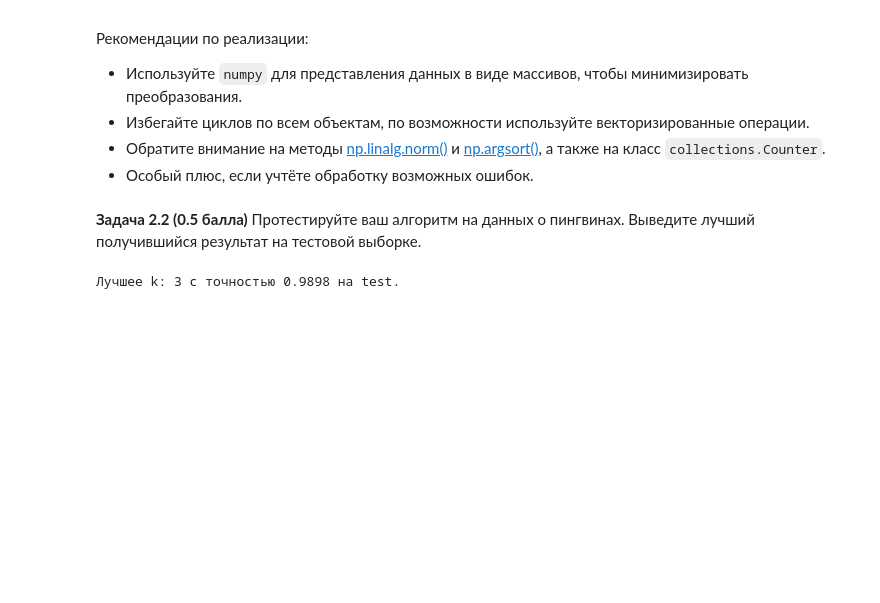
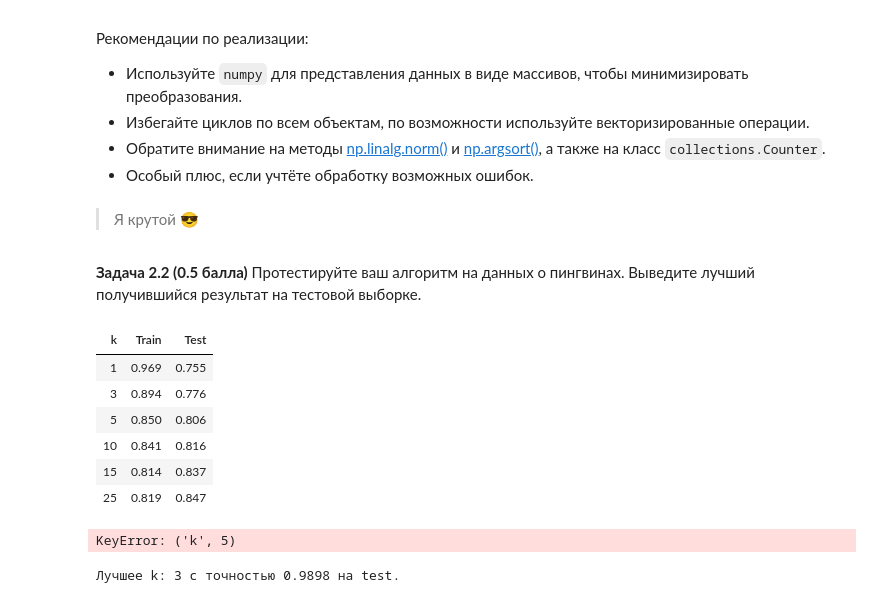
Before and after one commit to AjnoEO/iad-ml, a Jupyter notebook: hw04-knn-linreg/hw04_knn_linreg.ipynb, the cells around one changed output. Drawn from its saved outputs; the diff is of its cells as text; code cells hidden in the pictures; blank space fills up the shorter version.

```diff
--- a/hw04-knn-linreg/hw04_knn_linreg.ipynb
+++ b/hw04-knn-linreg/hw04_knn_linreg.ipynb
@@ -280,0 +276,5 @@ display(kNN_accuracies.style.format(precision=3).hide(axis="index"))
+# %%
+k_list = [1, 3, 5, 10, 15, 25]
+
+kNN_accuracies, kNN_models = test_knn_penguins(k_list)
+display(kNN_accuracies.style.format(precision=3).hide(axis="index"))
@@ -360,3 +342,27 @@ class KNN:
+# %%
+import numpy as np
+from collections import Counter
+
+class KNN:
+    def __init__(self, k: int):
+        self.k = k
+
+    def fit(self, X: np.ndarray[np.ndarray], y: np.ndarray):
+        if isinstance(X, (pd.DataFrame, pd.Series)): X = X.to_numpy()
+        if isinstance(y, (pd.DataFrame, pd.Series)): y = y.to_numpy()
+        self.X = X
+        self.y = y
+
+    def predict(self, X: np.ndarray[np.ndarray]):
+        if isinstance(X, (pd.DataFrame, pd.Series)): X = X.to_numpy()
+        dists = np.apply_along_axis(np.linalg.norm, -1, np.apply_along_axis(lambda e: e-self.X, -1, X))
+        neighbours_indices = np.argsort(dists, -1)[:, :self.k]
+        neighbours_classes = np.take(self.y, neighbours_indices)
+        result = np.apply_along_axis(lambda arr: Counter(arr).most_common(1)[0][0], -1, neighbours_classes)
+        return result
+
+    def count_distance(self, x, y):
+        pass
 # %%
 # Не меняйте файл!
 def test_knn(KNN):
@@ -397,8 +403,26 @@ def test_knn(KNN):
 # %%
 # Если тесты эти пройдены, то все верно!
 test_knn(KNN)
+# %% [markdown]
+> Я крутой 😎
 # %% [markdown]
 **Задача 2.2 (0.5 балла)** Протестируйте ваш алгоритм на данных о пингвинах. Выведите лучший получившийся результат на тестовой выборке.
+# %%
+custom_kNN_accuracies, _ = test_knn_penguins(k_list, KNN)
+display(custom_kNN_accuracies.style.format(precision=3).hide(axis="index"))
+best_idx = custom_kNN_accuracies["Test"].idxmax()
+best_k = custom_kNN_accuracies.loc[best_idx, 'k']
+best_test_acc = custom_kNN_accuracies[best_idx, 'Test']
+print(f"Лучшее k: {best_k} (accuracy на тестовой выборке: {best_test_acc:.4f})")
+# %% [output]
+| k | Train | Test |
+| 1 | 0.969 | 0.755 |
+| 3 | 0.894 | 0.776 |
+| 5 | 0.850 | 0.806 |
+| 10 | 0.841 | 0.816 |
+| 15 | 0.814 | 0.837 |
+| 25 | 0.819 | 0.847 |
+KeyError: ('k', 5)
 # %%
 # %% [output]
 Лучшее k: 3 с точностью 0.9898 на test.
```
Also changed, not shown: parts of 5 cells of this notebook.
